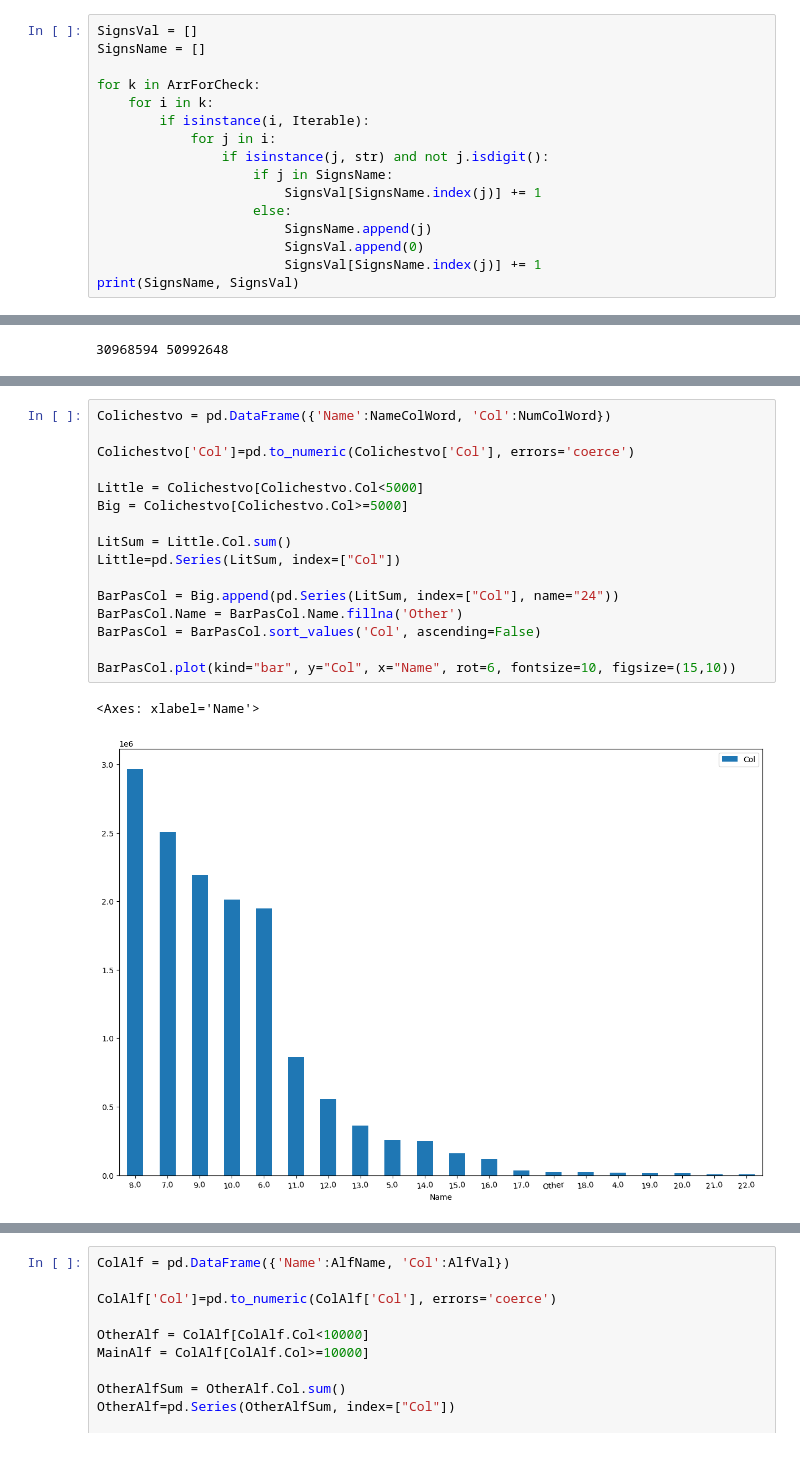
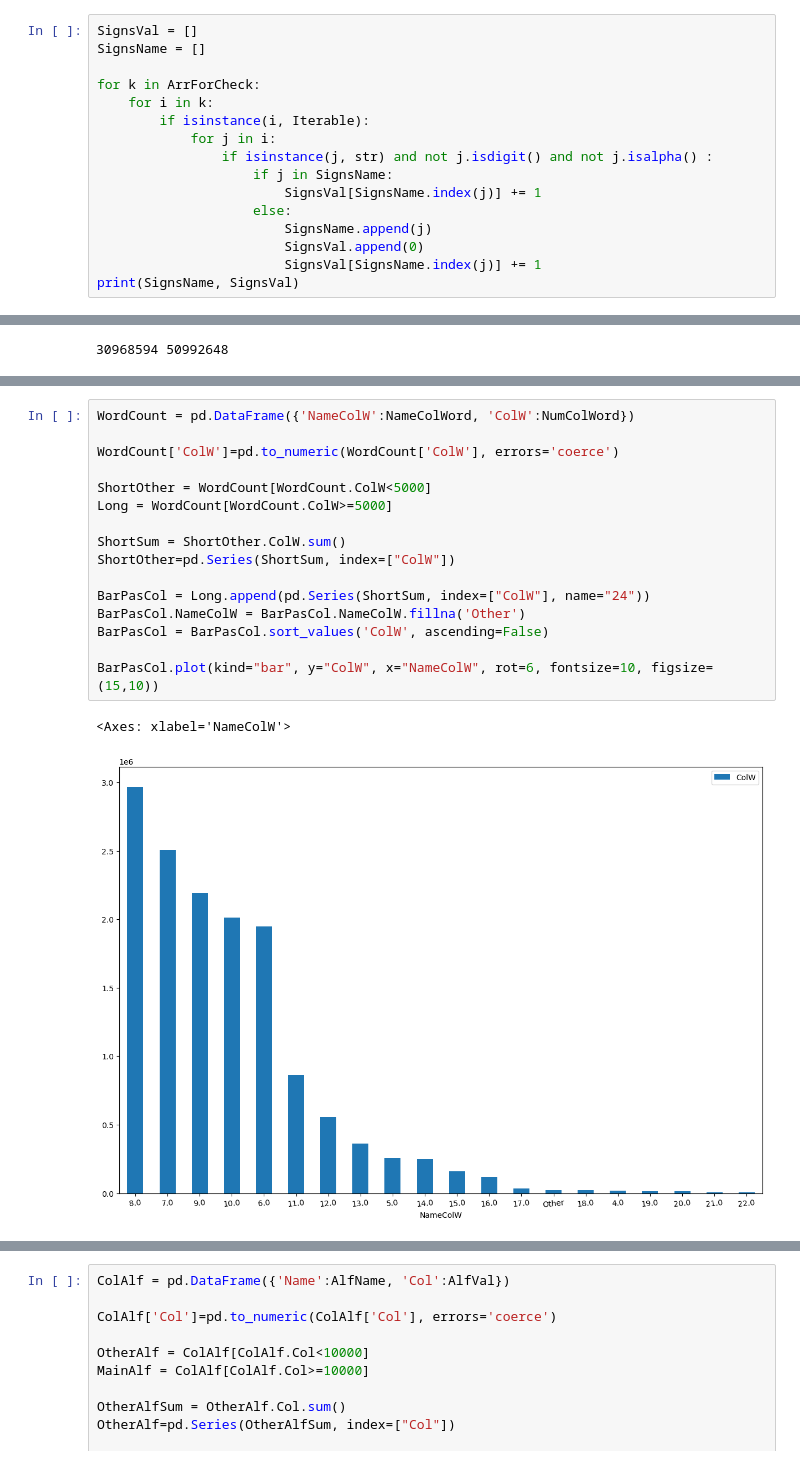
Before and after one commit to Nukutyn/PyProj, a Jupyter notebook: HW/DSISHW.ipynb, the cells around one changed output, grey strips where cells are left out. Saved outputs shown, nothing was run; the diff lists cells and outputs as text.

```diff
--- a/HW/DSISHW.ipynb
+++ b/HW/DSISHW.ipynb
@@ -78,7 +73,7 @@ for k in ArrForCheck:
     for i in k:
         if isinstance(i, Iterable):
             for j in i:
-                if isinstance(j, str) and not j.isdigit():
+                if isinstance(j, str) and not j.isdigit() and not j.isalpha() :
                     if j in SignsName:
                         SignsVal[SignsName.index(j)] += 1
                     else:
@@ -176,22 +186,22 @@ plt.bar(NumBar.Num,NumBar.Col)
 # %%
-Colichestvo = pd.DataFrame({'Name':NameColWord, 'Col':NumColWord})
+WordCount = pd.DataFrame({'NameColW':NameColWord, 'ColW':NumColWord})
 
-Colichestvo['Col']=pd.to_numeric(Colichestvo['Col'], errors='coerce')
+WordCount['ColW']=pd.to_numeric(WordCount['ColW'], errors='coerce')
 
-Little = Colichestvo[Colichestvo.Col<5000]
-Big = Colichestvo[Colichestvo.Col>=5000]
+ShortOther = WordCount[WordCount.ColW<5000]
+Long = WordCount[WordCount.ColW>=5000]
 
-LitSum = Little.Col.sum()
-Little=pd.Series(LitSum, index=["Col"])
+ShortSum = ShortOther.ColW.sum()
+ShortOther=pd.Series(ShortSum, index=["ColW"])
 
-BarPasCol = Big.append(pd.Series(LitSum, index=["Col"], name="24"))
-BarPasCol.Name = BarPasCol.Name.fillna('Other')
-BarPasCol = BarPasCol.sort_values('Col', ascending=False)
+BarPasCol = Long.append(pd.Series(ShortSum, index=["ColW"], name="24"))
+BarPasCol.NameColW = BarPasCol.NameColW.fillna('Other')
+BarPasCol = BarPasCol.sort_values('ColW', ascending=False)
 
-BarPasCol.plot(kind="bar", y="Col", x="Name", rot=6, fontsize=10, figsize=(15,10))
+BarPasCol.plot(kind="bar", y="ColW", x="NameColW", rot=6, fontsize=10, figsize=(15,10))
 # %% [output]
-<Axes: xlabel='Name'>
+<Axes: xlabel='NameColW'>
-[figure, old version]
+[figure, new version]
 # %%
 Name = ["Vowels","Consonants"]
 Val = [VowelsVal,ConsonantsVal]
```
Also changed, not shown: parts of 12 cells of this notebook.
